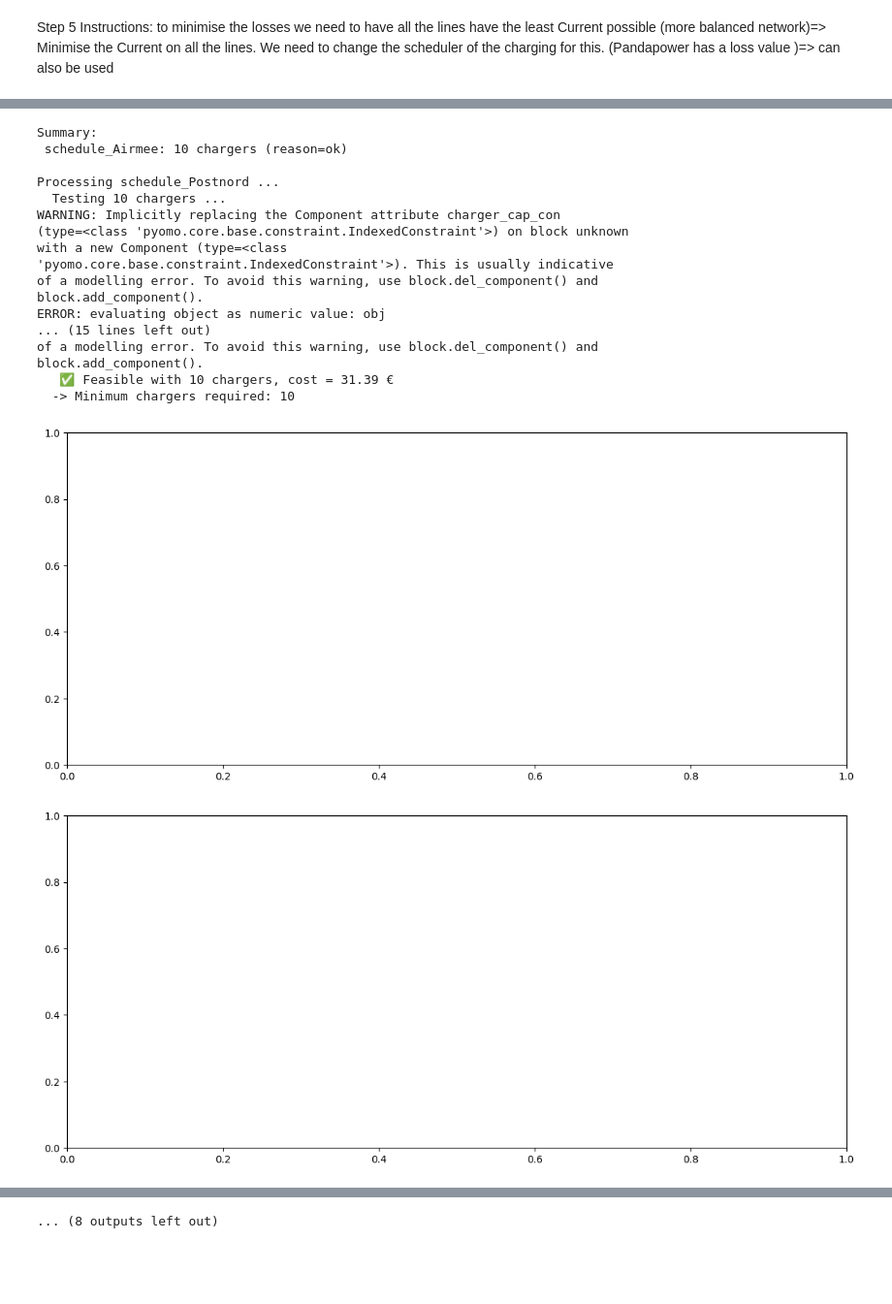
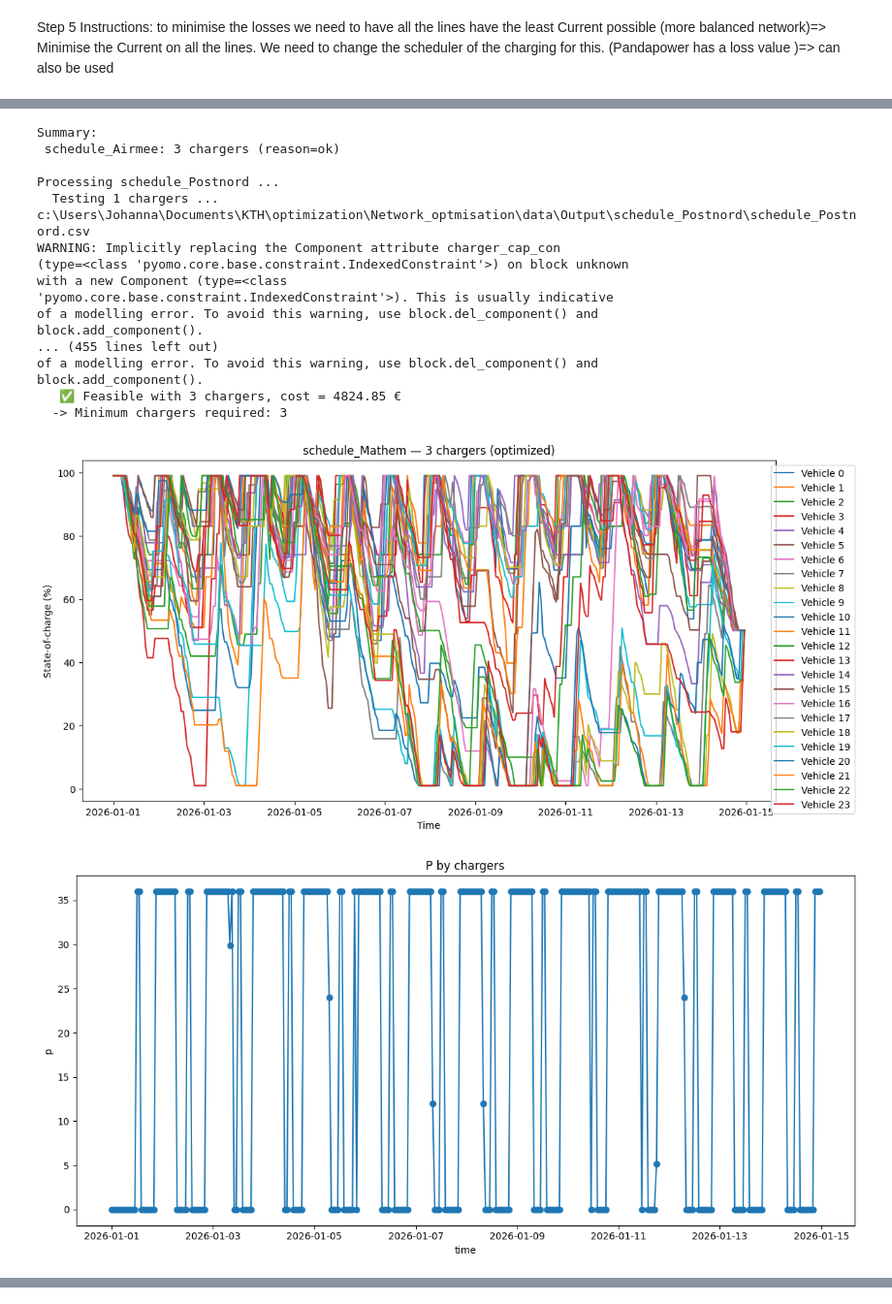
Before and after one commit to MatisGo/Network_optmisation, a Jupyter notebook: Project/Step_5_XX.ipynb, the cells around one changed output, grey strips where cells are left out. Shown at 97% size. Drawn from its saved outputs; the diff is of its cells as text; code cells hidden in the pictures; blank space fills up the shorter version.

```diff
--- a/Project/Step_5_XX.ipynb
+++ b/Project/Step_5_XX.ipynb
@@ -172,8 +21,6 @@ KeyboardInterrupt:
 # %% [markdown]
 Step 5 Instructions: to minimise the losses we need to have all the lines have the least Current possible (more balanced network)=> Minimise the Current on all the lines. We need to change the scheduler of the charging for this.  (Pandapower has a loss value )=> can also be used
 # %%
-
-
 
 import pandas as pd
 import numpy as np
@@ -259,6 +106,7 @@ def optimize_shop_energy_cost(file_path,
     shop_name = (str(file_path).split(".")[0]).split("_")[-1]
 
     file_path = Path(file_path)
+    print(file_path)
     if not file_path.exists():
         raise FileNotFoundError(file_path)
 
@@ -388,18 +236,23 @@ def optimize_shop_energy_cost(file_path,
 
 
 
-    model.obj = Objective(expr=model.z, sense=1)  # minimize
+    def obj_rule(m):
+        return sum(m.Shop_freights[t] * m.P[v, t] * m.dt[t] for v in m.VEH for t in m.TIME)
+    model.obj = Objective(rule=obj_rule, sense=1)
 
     # Constraints
 
+    '''
     def capping_rule(m, t):
-        return sum(m.P[v, t] for v in m.VEH) + m.Shop_freights[t] <= m.z
+        return sum(m.P[v, t] for v in m.VEH) + m.Shop_freights[t] >= m.z
     model.capping = Constraint(model.TIME, rule=capping_rule)
+    '''
 
     # 1) Charging availability and per-vehicle max inlet: P_i_t <= Avail_i_t * PmaxVeh_i
     def p_max_rule(m, v, t):
         return m.P[v, t] <= m.Avail[v, t] * m.PmaxVeh[v]
     model.p_max_con = Constraint(model.VEH, model.TIME, rule=p_max_rule)
+
 
     # 2) Charger capacity (shared): sum_i P_i_t <= n_chargers * P_charger
     def charger_cap_rule(m, t):
@@ -556,7 +409,7 @@ def plot_soc_from_result(result, shop, title=None, save_fig=False, out_path=None
 
 
     shop_name = shop.split("_")[1]
-    shop_loads = load_profile[shop_name] / 1000.0
+    shop_loads = load_profile[shop_name] # in kW
     shop_loads = shop_loads.to_dict()
 
 
@@ -569,18 +422,20 @@ def plot_soc_from_result(result, shop, title=None, save_fig=False, out_path=None
     plt.tight_layout()
     plt.show()
 
-    d1 = {"A": 2, "B": 5, "C": 3}
-    d2 = {"A": 1, "B": 4, "C": 6}
+
+
 
     # Choose an order (sort to be explicit)
     plt.figure(figsize=(12, 6))
     x = sorted(shop_loads.keys())
     y1 = [shop_loads[k] for k in x]
     y2 = [p_shop[k] for k in x]
+    y3 = [p_shop[k] + shop_loads[k] for k in x]
 
     plt.plot(x, y1, label="loads per shop")
     plt.plot(x, y2, label="charcing loads")
-    plt.legend(); plt.xlabel("key"); plt.ylabel("value"); plt.title("Two dicts")
+    plt.plot(x, y3, label="sum")
+    plt.legend(); plt.xlabel("key"); plt.ylabel("value"); plt.title("Charging and shop load")
     plt.show()
 
 
@@ -640,6 +495,9 @@ def open_price_file():
     prices_pd = pd.Series(prices)
     return prices_pd
 
+
+shop_optimized_charging_schedules = {}
+
 # -------------------------
 # Example / if called as script
 # -------------------------
@@ -666,8 +524,7 @@ if __name__ == "__main__":
         best_cost = None
         prices = open_price_file()
         #for n_ch in range(1, MAX_CHARGERS_TO_TEST, 1):
-        for n_ch in range(1,2):
-            n_ch = 10
+        for n_ch in range(1,MAX_CHARGERS_TO_TEST):
             print(f"  Testing {n_ch} chargers ...")
             try:
                 res = optimize_shop_energy_cost(file, n_chargers=n_ch, price_series=prices, solver_name='glpk', verbose=False)
@@ -684,6 +541,8 @@ if __name__ == "__main__":
                 best_trace = res
                 best_cost = res['objective']
                 best_trace_percentage = res['SOC_percentage']
+                shop_name = shop.replace("schedule_", "")
+                shop_optimized_charging_schedules[shop_name] = res["P_time"]
                 # continue searching for smaller feasible? Since we go 20→1, break on first feasible
                 break
             else:
@@ -711,6 +570,6 @@ if __name__ == "__main__":
             print(f" {shop}: {info.get('min_chargers')} chargers (reason={info.get('reason','ok')})")
 
 
-        fig, ax = plt.subplots(figsize=(14, 6))
+        #fig, ax = plt.subplots(figsize=(14, 6))
 # %% [output]
 Processing schedule_Airmee ...
@@ -730,19 +596,19 @@ block.add_component().
 Summary:
- schedule_Airmee: 10 chargers (reason=ok)
+ schedule_Airmee: 3 chargers (reason=ok)
 
 Processing schedule_Postnord ...
-  Testing 10 chargers ...
+  Testing 1 chargers ...
+c:\Users\Johanna\Documents\KTH\optimization\Network_optmisation\data\Output\schedule_Postnord\schedule_Postnord.csv
 WARNING: Implicitly replacing the Component attribute charger_cap_con
 (type=<class 'pyomo.core.base.constraint.IndexedConstraint'>) on block unknown
 with a new Component (type=<class
 'pyomo.core.base.constraint.IndexedConstraint'>). This is usually indicative
 of a modelling error. To avoid this warning, use block.del_component() and
 block.add_component().
-ERROR: evaluating object as numeric value: obj
-... (15 lines left out)
+... (455 lines left out)
 of a modelling error. To avoid this warning, use block.del_component() and
 block.add_component().
-   ✅ Feasible with 10 chargers, cost = 31.39 €
-  -> Minimum chargers required: 10
+   ✅ Feasible with 3 chargers, cost = 4824.85 €
+  -> Minimum chargers required: 3
-[figure, old version]
+[figure, new version]
-[figure, old version]
+[figure, new version]
@@ -753 +634,0 @@ block.add_component().
-... (8 outputs left out)
```
Also changed, not shown: parts of 4 cells of this notebook, 2 other files.
